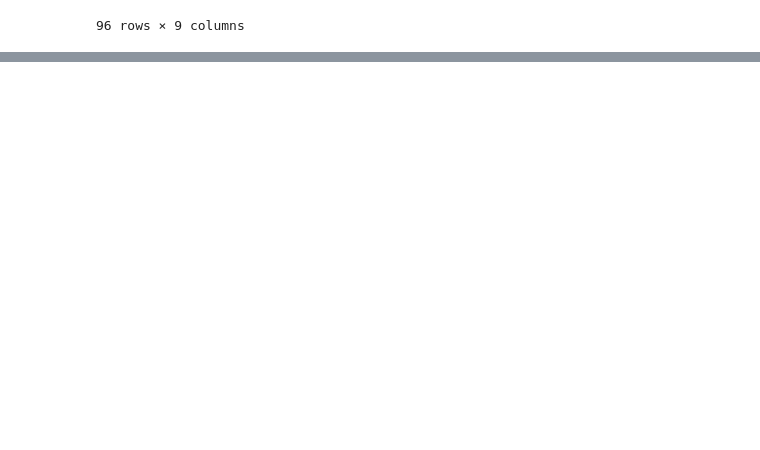
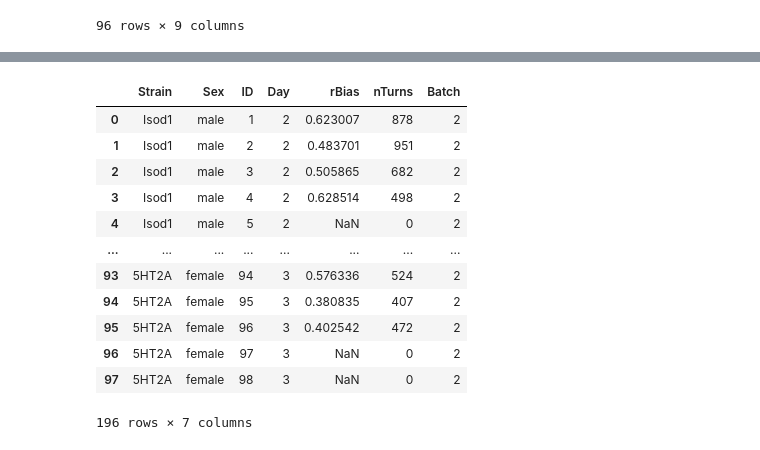
Before and after one commit to PY-305-Bayesian-Statistics/PS1, a Jupyter notebook: Learning Python.ipynb, the cells around one changed output, grey strips where cells are left out. Cells and saved outputs as stored; diff of their text form; code cells hidden in the pictures; blank space fills up the shorter version.

Commit message:
Changes for Block 3 thesis data

```diff
--- a/Learning Python.ipynb
+++ b/Learning Python.ipynb
@@ -726,0 +736,5 @@ KeyError: 'Batch'
+# %%
+day2='/Users/ryanmaloney/Library/CloudStorage/OneDrive-TheColoradoCollege/Maloney Lab/Research Data/5HT Receptors/Alana Block 3 2024/11-04-2024-10-01-44__Y-Maze_Isod1_male_1-96_Day1/11-04-2024-10-01-44_Y-Maze.csv'
+pd_day2=pd.read_csv(test)
+day3='/Users/ryanmaloney/Library/CloudStorage/OneDrive-TheColoradoCollege/Maloney Lab/Research Data/5HT Receptors/Alana Block 3 2024/11-05-2024-10-01-55__Y-Maze_Isod1_male_1-98_Day1/11-05-2024-10-01-55_Y-Maze.csv'
+pd_day3=pd.read_csv(day3)
@@ -726,0 +773,23 @@ KeyError: 'Batch'
+# %%
+pd_day2["Day"]=2
+pd_day3["Day"]=3
+pd_day2["Batch"]=2
+pd_day3["Batch"]=2
+# %%
+pd_all_days=pd.concat([pd_day2,pd_day3])
+# %%
+pd_all_days
+# %% [output]
+|  | Strain | Sex | ID | Day | rBias | nTurns | Batch |
+| 0 | Isod1 | male | 1 | 2 | 0.623007 | 878 | 2 |
+| 1 | Isod1 | male | 2 | 2 | 0.483701 | 951 | 2 |
+| 2 | Isod1 | male | 3 | 2 | 0.505865 | 682 | 2 |
+| 3 | Isod1 | male | 4 | 2 | 0.628514 | 498 | 2 |
+| 4 | Isod1 | male | 5 | 2 | NaN | 0 | 2 |
+| ... | ... | ... | ... | ... | ... | ... | ... |
+| 93 | 5HT2A | female | 94 | 3 | 0.576336 | 524 | 2 |
+| 94 | 5HT2A | female | 95 | 3 | 0.380835 | 407 | 2 |
+| 95 | 5HT2A | female | 96 | 3 | 0.402542 | 472 | 2 |
+| 96 | 5HT2A | female | 97 | 3 | NaN | 0 | 2 |
+| 97 | 5HT2A | female | 98 | 3 | NaN | 0 | 2 |
+196 rows × 7 columns
```
Also changed, not shown: parts of 8 cells of this notebook.
